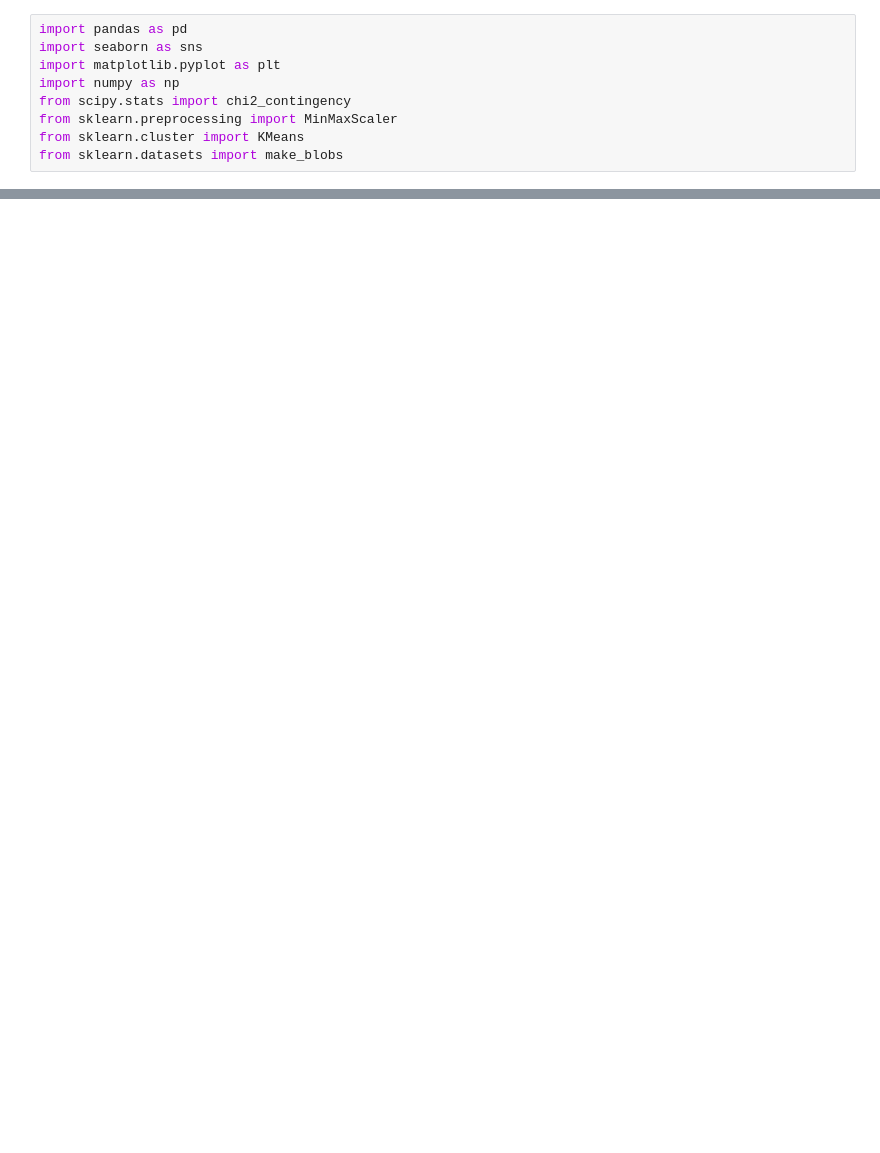
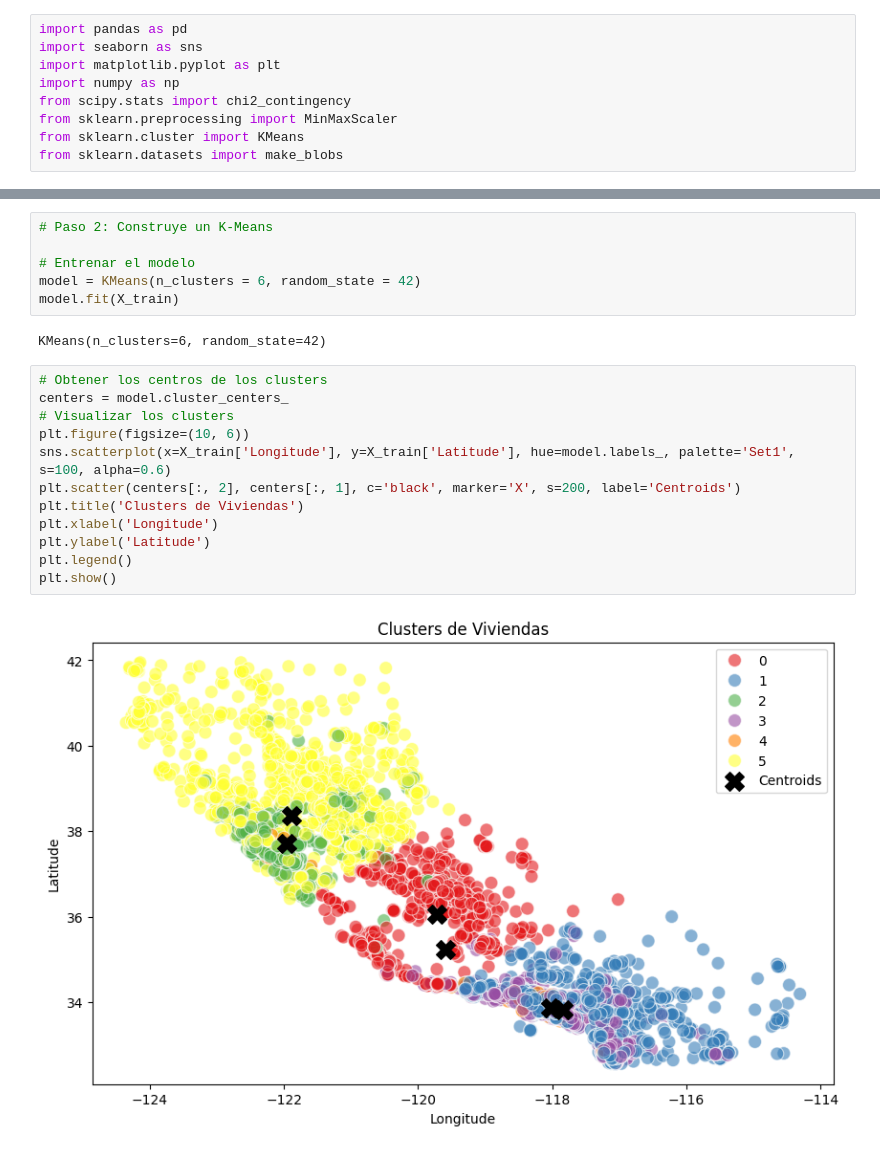
Before and after one commit to 4GeeksAcademy/Wiston_Travieso-Proyecto-Tutorial-K-Medias, a Jupyter notebook: src/explore.ipynb, the cells around one changed output, grey strips where cells are left out. Drawn from its saved outputs; the diff is of its cells as text; blank space fills up the shorter version.

Commit message:
Paso 1

```diff
--- a/src/explore.ipynb
+++ b/src/explore.ipynb
@@ -49,0 +65,22 @@ NameError: name 'df_processed' is not defined
+# %%
+# Paso 2: Construye un K-Means
+
+# Entrenar el modelo
+model = KMeans(n_clusters = 6, random_state = 42)
+model.fit(X_train)
+# %% [output]
+KMeans(n_clusters=6, random_state=42)
+# %%
+# Obtener los centros de los clusters
+centers = model.cluster_centers_
+# Visualizar los clusters
+plt.figure(figsize=(10, 6))
+sns.scatterplot(x=X_train['Longitude'], y=X_train['Latitude'], hue=model.labels_, palette='Set1', s=100, alpha=0.6)
+plt.scatter(centers[:, 2], centers[:, 1], c='black', marker='X', s=200, label='Centroids')
+plt.title('Clusters de Viviendas')
+plt.xlabel('Longitude')
+plt.ylabel('Latitude')
+plt.legend()
+plt.show()
+# %% [output]
+[figure, added]
```
Also changed, not shown: parts of 6 cells of this notebook.
